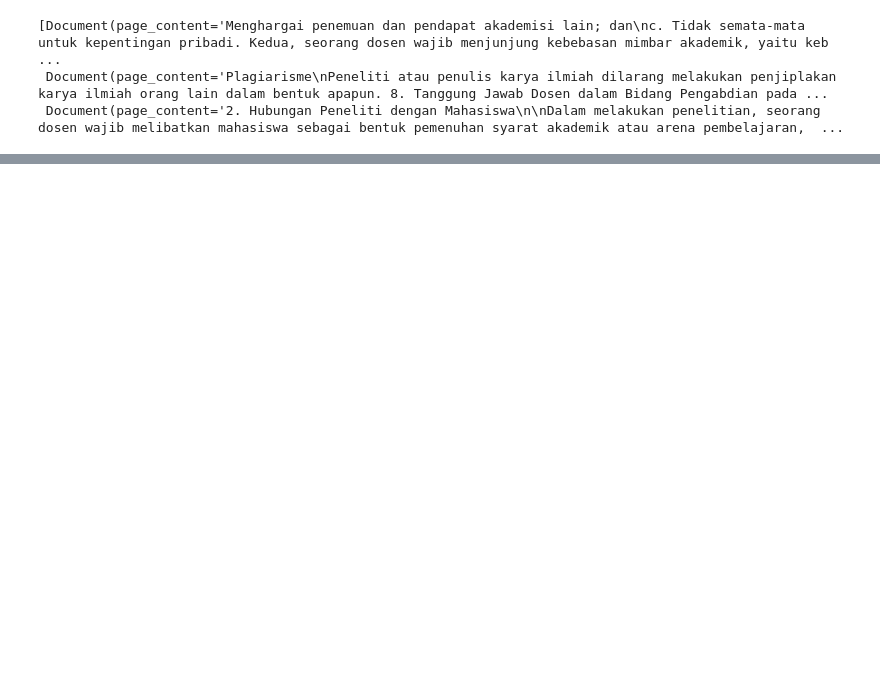
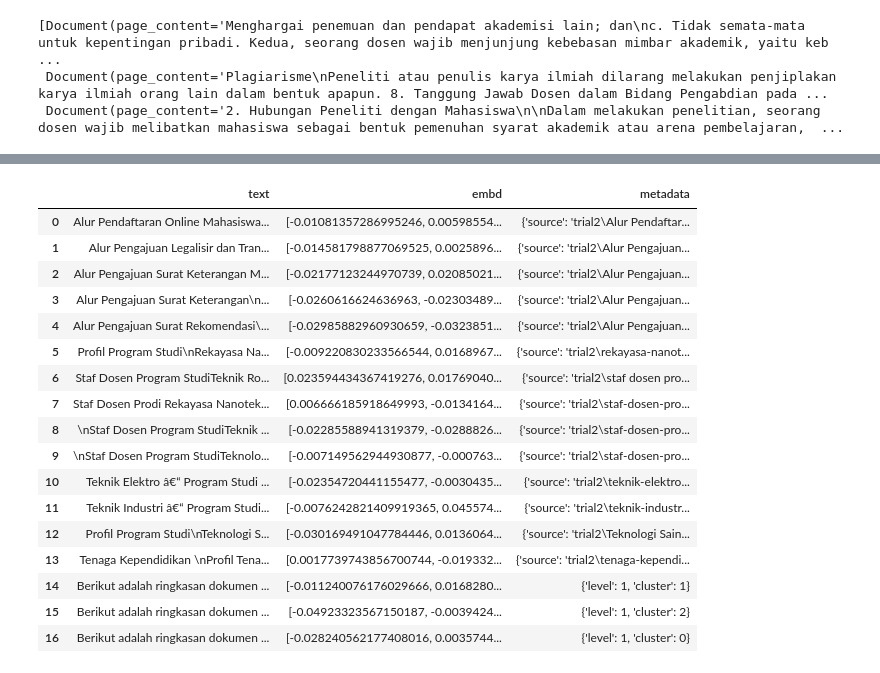
Before and after one commit to ftmmchatbot/raptor, a Jupyter notebook: retriever_setup.ipynb, the cells around one changed output, grey strips where cells are left out. Cells and saved outputs as stored; diff of their text form; code cells hidden in the pictures; blank space fills up the shorter version.

```diff
--- a/retriever_setup.ipynb
+++ b/retriever_setup.ipynb
@@ -9,7 +9,8 @@ from langchain_openai import OpenAIEmbeddings
 # %% [markdown]
 jangan pake full knowledges pake 1 file aja biar hemat" 😊
 # %%
-def load_knowledges(path='knowledges'):
+# def load_knowledges(path='knowledges'):
+def load_knowledges(path='trial2'):
     docs = list()
 
     txt_files = glob.glob(f'{path}/*.txt')
@@ -120,0 +489,28 @@ semantic_splitting_retriever.invoke('dosen')
+# %%
+from langchain_text_splitters import RecursiveCharacterTextSplitter
+from langchain_openai import OpenAIEmbeddings
+from langchain_groq import ChatGroq
+
+docs_metadata = [c.metadata for c in docs]
+docs_texts = [d.page_content for d in docs]
+
+embd = OpenAIEmbeddings(model = "text-embedding-3-small")
+model = ChatGroq(temperature=0, groq_api_key=groq_api, model_name="llama3-70b-8192")
+
+leaf_texts = docs_texts
+results = recursive_embed_cluster_summarize(leaf_texts, level=1, n_levels=3)
+
+leaf = results[1][0]
+leaf['cluster'] = leaf['cluster'].apply(lambda x: int(x[0]))
+leaf['metadata'] = leaf.apply(lambda row: {**row['metadata'], 'level': 2, 'cluster': row['cluster']}, axis=1)
+leaf = leaf.drop(columns=['cluster'])
+
+
+node_1 = results[2][0][['text','embd']]
+node_2 = results[1][1]
+node_2.rename(columns={'summaries': 'text'}, inplace=True)
+node = pd.concat([node_1.set_index('text'), node_2.set_index('text')], axis=1, join='inner').reset_index()
+node['metadata'] = node.apply(lambda row: {'level': int(row['level']), 'cluster': int(row['cluster'])}, axis=1)
+node = node.drop(columns=['level','cluster'])
+
+df = pd.concat([leaf, node], ignore_index=True)
@@ -120,0 +535,21 @@ semantic_splitting_retriever.invoke('dosen')
+# %%
+df
+# %% [output]
+|  | text | embd | metadata |
+| 0 | Alur Pendaftaran Online Mahasiswa... | [-0.01081357286995246, 0.00598554... | {'source': 'trial2\Alur Pendaftar... |
+| 1 | Alur Pengajuan Legalisir dan Tran... | [-0.014581798877069525, 0.0025896... | {'source': 'trial2\Alur Pengajuan... |
+| 2 | Alur Pengajuan Surat Keterangan M... | [-0.02177123244970739, 0.02085021... | {'source': 'trial2\Alur Pengajuan... |
+| 3 | Alur Pengajuan Surat Keterangan\n... | [-0.0260616624636963, -0.02303489... | {'source': 'trial2\Alur Pengajuan... |
+| 4 | Alur Pengajuan Surat Rekomendasi\... | [-0.02985882960930659, -0.0323851... | {'source': 'trial2\Alur Pengajuan... |
+| 5 | Profil Program Studi\nRekayasa Na... | [-0.009220830233566544, 0.0168967... | {'source': 'trial2\rekayasa-nanot... |
+| 6 | Staf Dosen Program StudiTeknik Ro... | [0.023594434367419276, 0.01769040... | {'source': 'trial2\staf dosen pro... |
+| 7 | Staf Dosen Prodi Rekayasa Nanotek... | [0.006666185918649993, -0.0134164... | {'source': 'trial2\staf-dosen-pro... |
+| 8 | \nStaf Dosen Program StudiTeknik ... | [-0.02285588941319379, -0.0288826... | {'source': 'trial2\staf-dosen-pro... |
+| 9 | \nStaf Dosen Program StudiTeknolo... | [-0.007149562944930877, -0.000763... | {'source': 'trial2\staf-dosen-pro... |
+| 10 | Teknik Elektro â€“ Program Studi ... | [-0.02354720441155477, -0.0030435... | {'source': 'trial2\teknik-elektro... |
+| 11 | Teknik Industri â€“ Program Studi... | [-0.0076242821409919365, 0.045574... | {'source': 'trial2\teknik-industr... |
+| 12 | Profil Program Studi\nTeknologi S... | [-0.030169491047784446, 0.0136064... | {'source': 'trial2\Teknologi Sain... |
+| 13 | Tenaga Kependidikan \nProfil Tena... | [0.0017739743856700744, -0.019332... | {'source': 'trial2\tenaga-kependi... |
+| 14 | Berikut adalah ringkasan dokumen ... | [-0.011240076176029666, 0.0168280... | {'level': 1, 'cluster': 1} |
+| 15 | Berikut adalah ringkasan dokumen ... | [-0.04923323567150187, -0.0039424... | {'level': 1, 'cluster': 2} |
+| 16 | Berikut adalah ringkasan dokumen ... | [-0.028240562177408016, 0.0035744... | {'level': 1, 'cluster': 0} |
```
Also changed, not shown: parts of 15 cells of this notebook, 21 other files.
